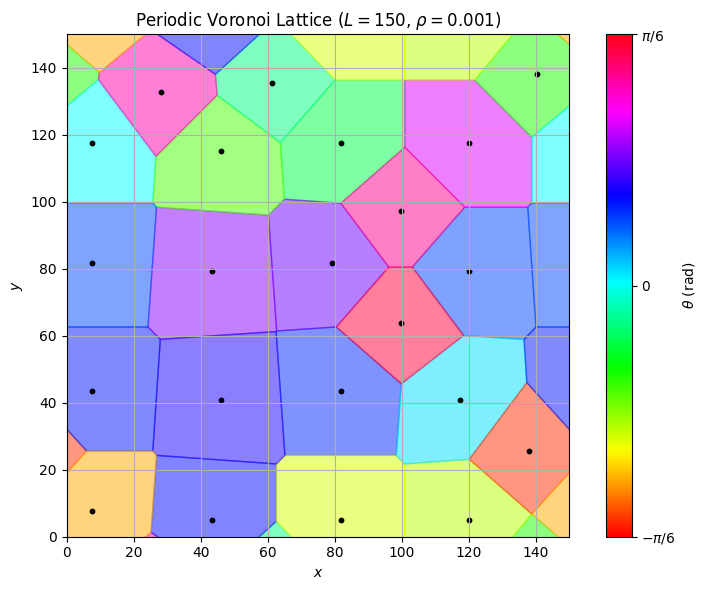
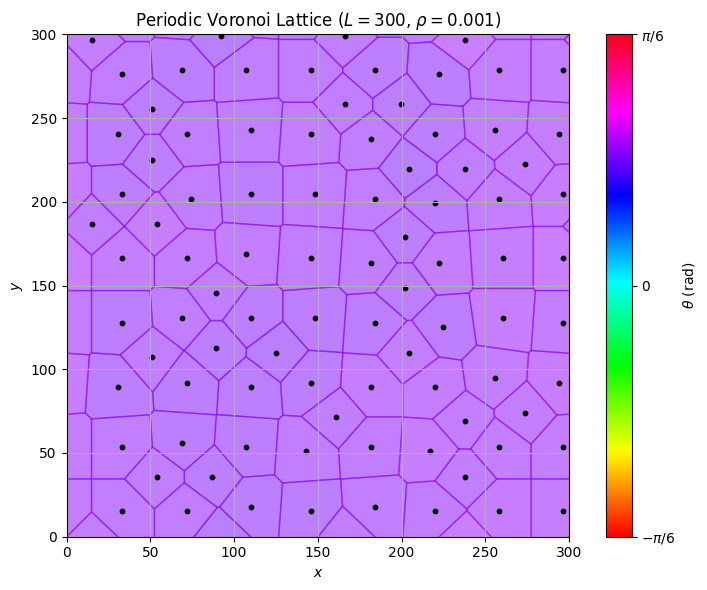
Unified diff of the notebook cell whose output changed from the first chart to the second:
--- before
+++ after
@@ -1,4 +1,14 @@
-vor = Voronoi.PeriodicVoronoi(L=150, rho=0.001)
+T = 1
+L = 300
+rho = 0.001
+gamma = 1
+epsilon = 0
+
+vor = Voronoi.PeriodicVoronoi(L, rho)
+
+thetas, _ = MonteCarlo.monte_carlo(vor.theta, vor.adj_i, vor.adj_j, vor.adj_length, 1/T, epsilon, rho, gamma, 20000)
+vor.theta = thetas
 vor.plot()
+plt.show()
 
 graphene = Graphene.GrapheneCrystal(vor, a=1.42)

Commit: Adding translationnal correlation calculation and optimizing the code